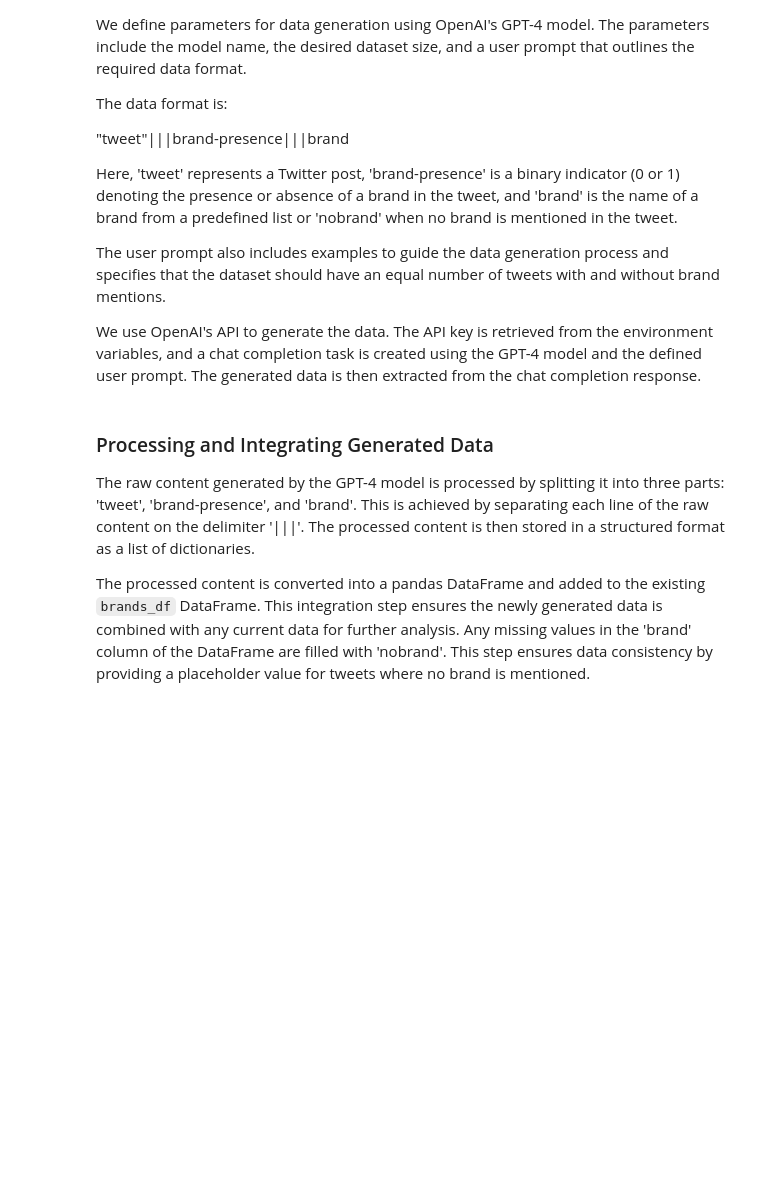
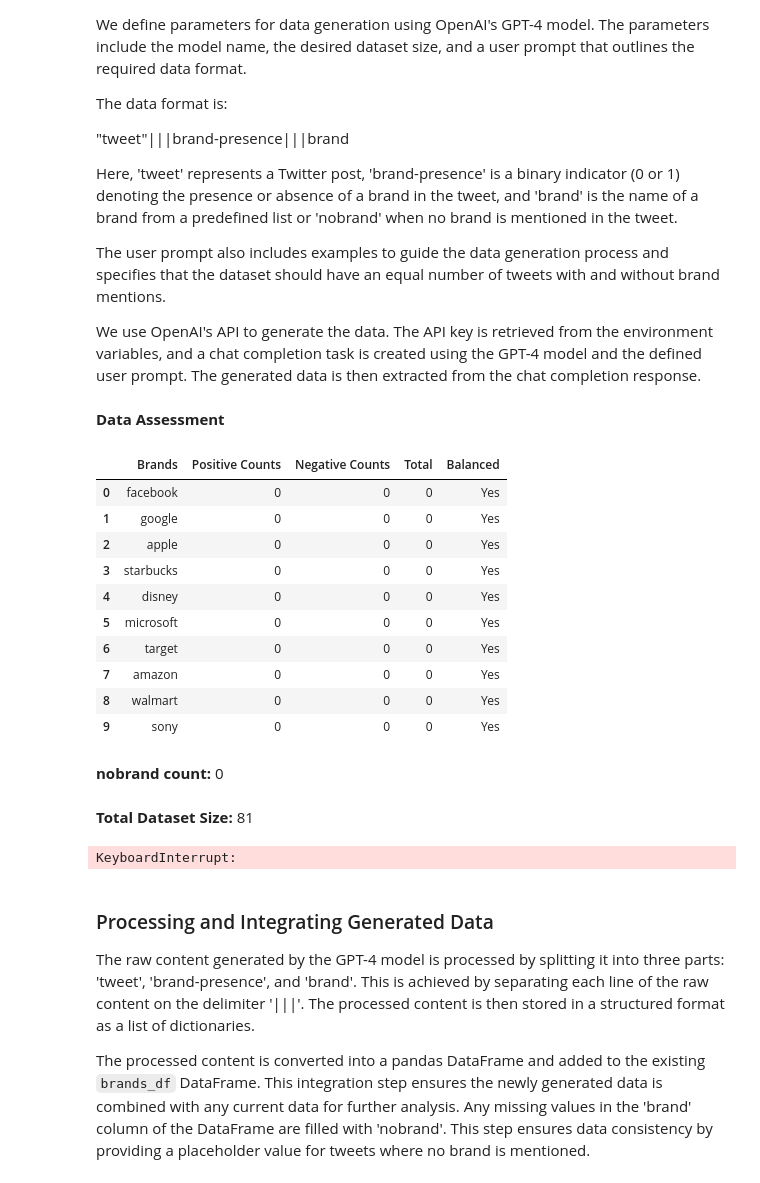
Before and after one commit to subsystem3/project, a Jupyter notebook: project.ipynb, the cells around one changed output. Cells and saved outputs as stored; diff of their text form; code cells hidden in the pictures; blank space fills up the shorter version.

```diff
--- a/project.ipynb
+++ b/project.ipynb
@@ -556,42 +469,3 @@ barplot.figure.savefig("report/brand_mention_frequency.png", dpi=300)
 plt.show()
 # %% [output]
 [figure]
-# %%
-category_names = ["technology", "clothing", "food", "entertainment", "drinks"]
-categories = [
-    (technology, "technology"),
-    (clothing, "clothing"),
-    (food, "food"),
-    (entertainment, "entertainment"),
-    (drinks, "drinks"),
-]
-
-category_counts = dict.fromkeys(category_names, 0)
-
-for brand, count in counter.items():
-    for category, category_name in categories:
-        if brand in category:
-            category_counts[category_name] += count
-
-# CREATE DATAFRAME
-category_df = pd.DataFrame.from_dict(
-    category_counts, orient="index", columns=["frequency"]
-).reset_index()
-category_df.columns = ["category", "frequency"]
-category_df = category_df.sort_values("frequency", ascending=False).reset_index()
-
-# PLOT DATAFRAME
-plt.figure(figsize=(8, 6))
-ax = sns.barplot(x="category", y="frequency", data=category_df)
-ax.set_title("Brand Mentions by Category")
-ax.set_ylabel("Frequency")
-
-# Add counts on top of bars
-for i, row in category_df.iterrows():
-    ax.text(i, row.frequency + 0.5, row.frequency, ha="center")
-
-# SAVE VISUALIZATION
-plt.tight_layout()
-plt.savefig("report/brand_category_mentions.png", dpi=300)
-
-plt.show()
@@ -974,3 +976,28 @@ print(len(raw_chat_completion))
+# %%
+# CREATE DATA GENERATOR
+data_generator = DataGenerator(BRANDS)
+data_generator.assess_dataset('cache/generated_data.pkl')
+# %% [output]
+
+**Data Assessment**
+|  | Brands | Positive Counts | Negative Counts | Total | Balanced |
+| 0 | facebook | 0 | 0 | 0 | Yes |
+| 1 | google | 0 | 0 | 0 | Yes |
+| 2 | apple | 0 | 0 | 0 | Yes |
+| 3 | starbucks | 0 | 0 | 0 | Yes |
+| 4 | disney | 0 | 0 | 0 | Yes |
+| 5 | microsoft | 0 | 0 | 0 | Yes |
+| 6 | target | 0 | 0 | 0 | Yes |
+| 7 | amazon | 0 | 0 | 0 | Yes |
+| 8 | walmart | 0 | 0 | 0 | Yes |
+| 9 | sony | 0 | 0 | 0 | Yes |
+**nobrand count:** 0
+**Total Dataset Size:** 81
+# %%
+data_generator.generate_balanced_dataset()
+data_generator.report_metrics()
+# %% [output]
+KeyboardInterrupt:
 # %% [markdown]
 ### Processing and Integrating Generated Data
 
```
Also changed, not shown: parts of 20 cells of this notebook, 2 other files.
